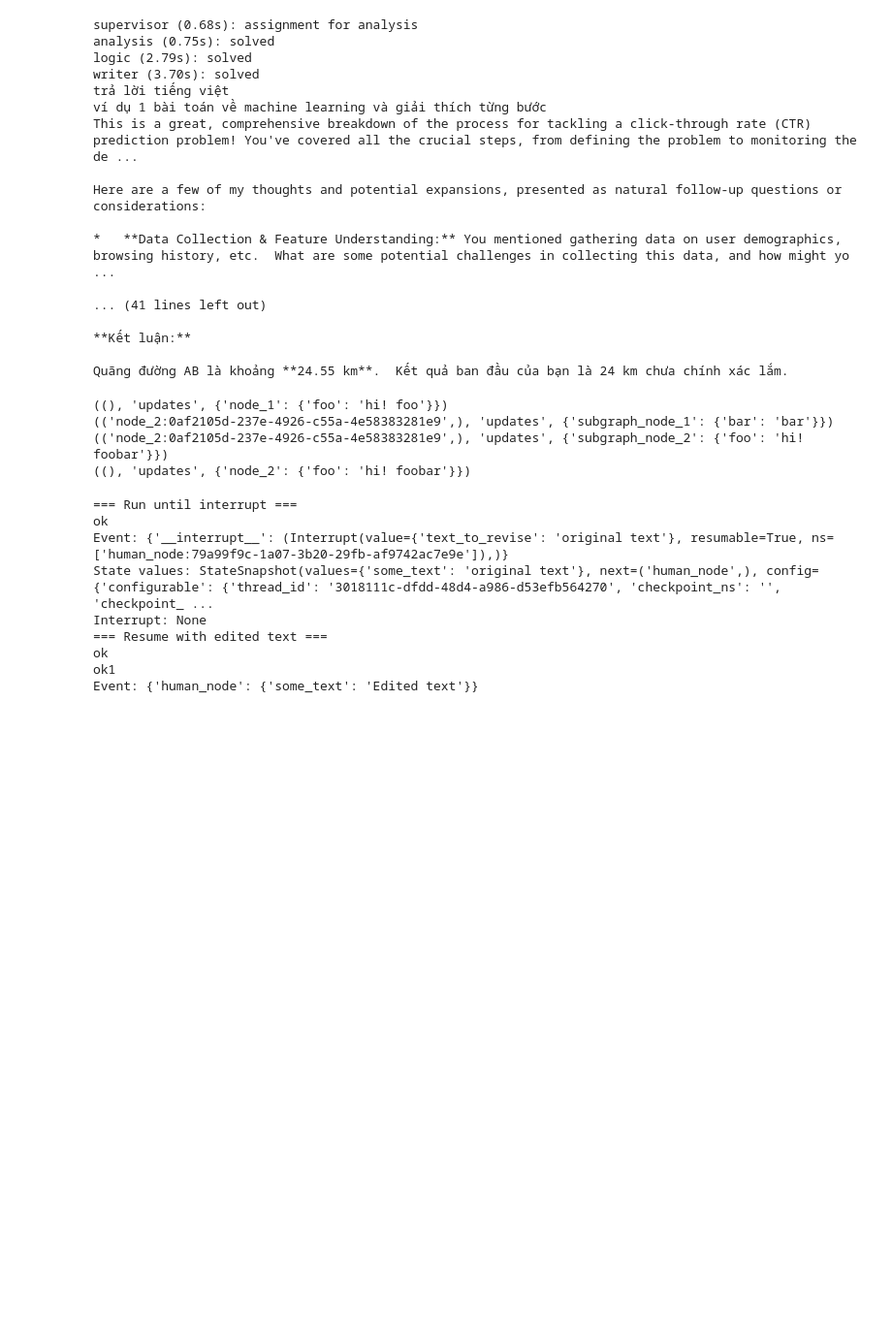
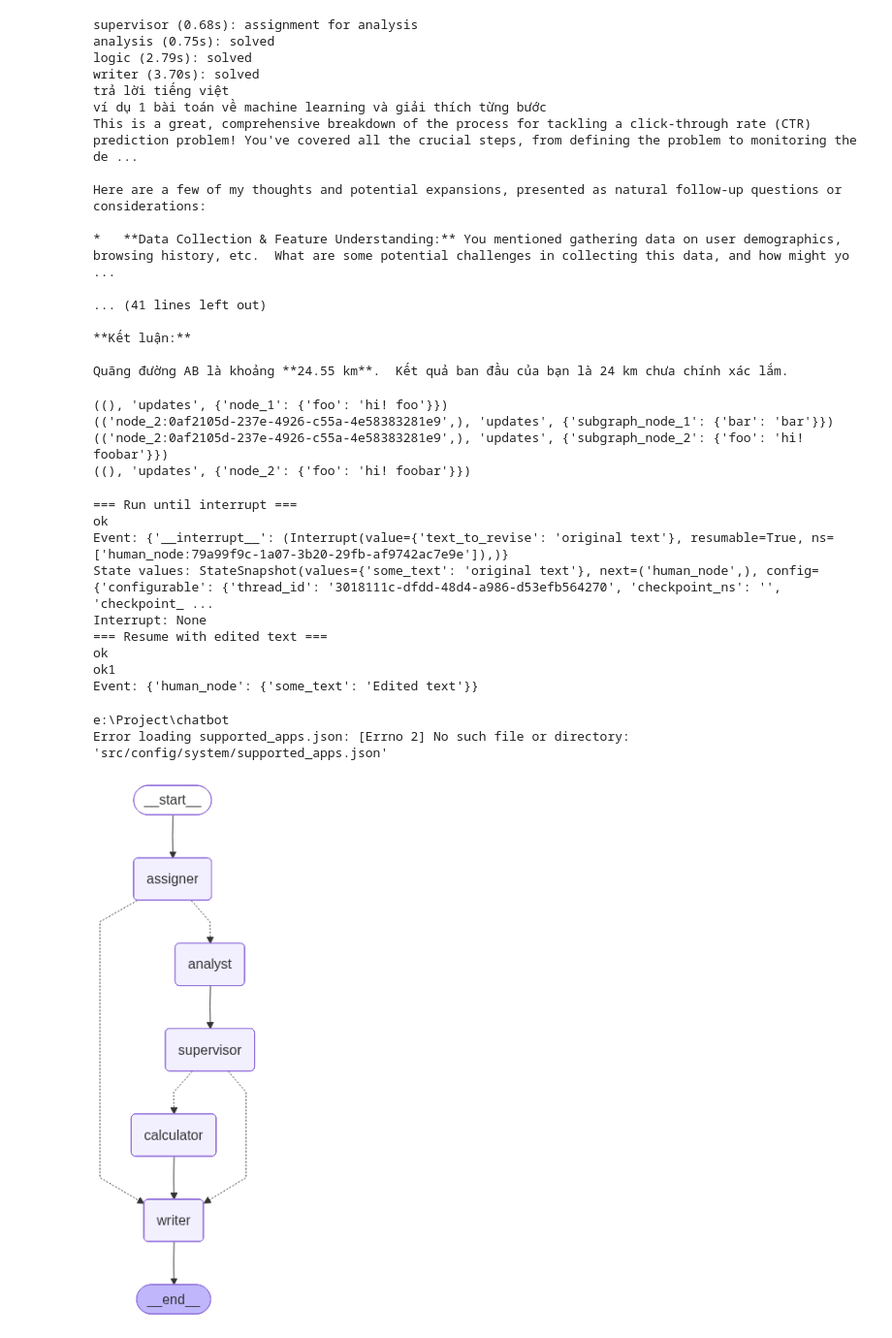
Before and after one commit to trongdung143/chatbot, a Jupyter notebook: src/notebooks/main.ipynb, the cells around one changed output. Shown at 97% size. Saved outputs shown, nothing was run; the diff lists cells and outputs as text; code cells hidden in the pictures; blank space fills up the shorter version.

```diff
--- a/src/notebooks/main.ipynb
+++ b/src/notebooks/main.ipynb
@@ -915,3 +921,28 @@ Interrupt: None
 ok
 ok1
 Event: {'human_node': {'some_text': 'Edited text'}}
+# %%
+from langchain_core.runnables.graph import MermaidDrawMethod
+from IPython.display import display, Image
+import sys, os
+from langchain_core.messages import HumanMessage
+
+sys.path.append(os.path.abspath(os.path.join(os.getcwd(), "..", "..")))
+print(os.path.abspath(os.path.join(os.getcwd(), "..", "..")))
+from src.agents.workflow import graph
+from src.agents.analyst.analyst import AnalystAgent
+from src.agents.writer.writer import WriterAgent
+from src.agents.assigner.assigner import AssignerAgent
+from src.agents.workflow import graph
+
+display(
+    Image(
+        graph.get_graph().draw_mermaid_png(
+            draw_method=MermaidDrawMethod.API,
+        ),
+    )
+)
+# %% [output]
+e:\Project\chatbot
+Error loading supported_apps.json: [Errno 2] No such file or directory: 'src/config/system/supported_apps.json'
+[figure, added]
```
Also changed, not shown: parts of 1 cell of this notebook, 13 other files.
